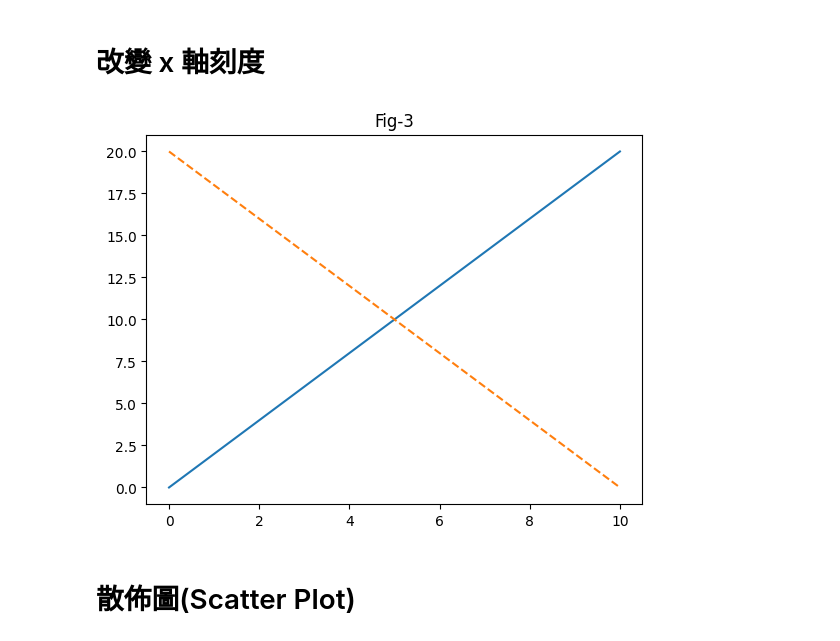
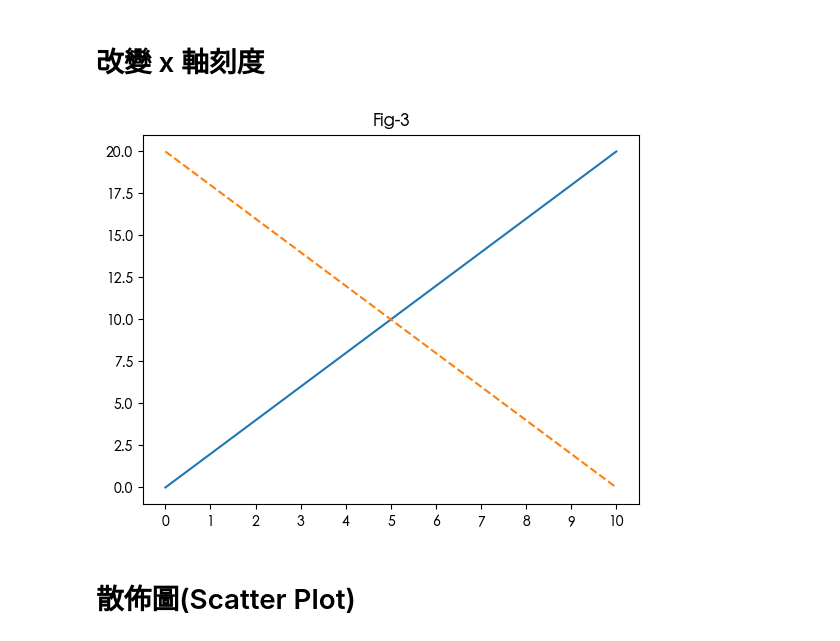
Before and after one commit to mingfujacky/Lecture-Python, a Jupyter notebook: Matplotlib/Matplotlib Middle.ipynb, the cells around one changed output. Saved outputs shown, nothing was run; the diff lists cells and outputs as text; code cells hidden in the pictures.

```diff
--- a/Matplotlib/Matplotlib Middle.ipynb
+++ b/Matplotlib/Matplotlib Middle.ipynb
@@ -80,19 +86,19 @@ plt.show()
 # %%
 # Set x軸刻度
 import numpy as np
 from matplotlib import pyplot as plt
 x = np.linspace(0, 10, 5)
 y1 = 2 * x
 y2 = 20 - 2 * x
 plt.plot(x, y1)
 plt.plot(x, y2, ls='--')
 plt.title('Fig-3')
-# plt.xticks(np.arange(1, 9, 1))  # Set custom x-axis ticks
+plt.xticks(np.arange(0, 11, 1))  # Set custom x-axis ticks
 # plt.xticks([])
-# plt.xticks([0, 1, 3, 5, 11])
+# plt.xticks([0, 1, 2, 3, 4, 5, 6, 7, 8, 9, 10])
 plt.show()
 # %% [output]
-[figure, old version]
+[figure, new version]
 # %% [markdown]
 # 散佈圖(Scatter Plot)
 # %% [markdown]
```
Also changed, not shown: parts of 11 cells of this notebook, 3 other files.
